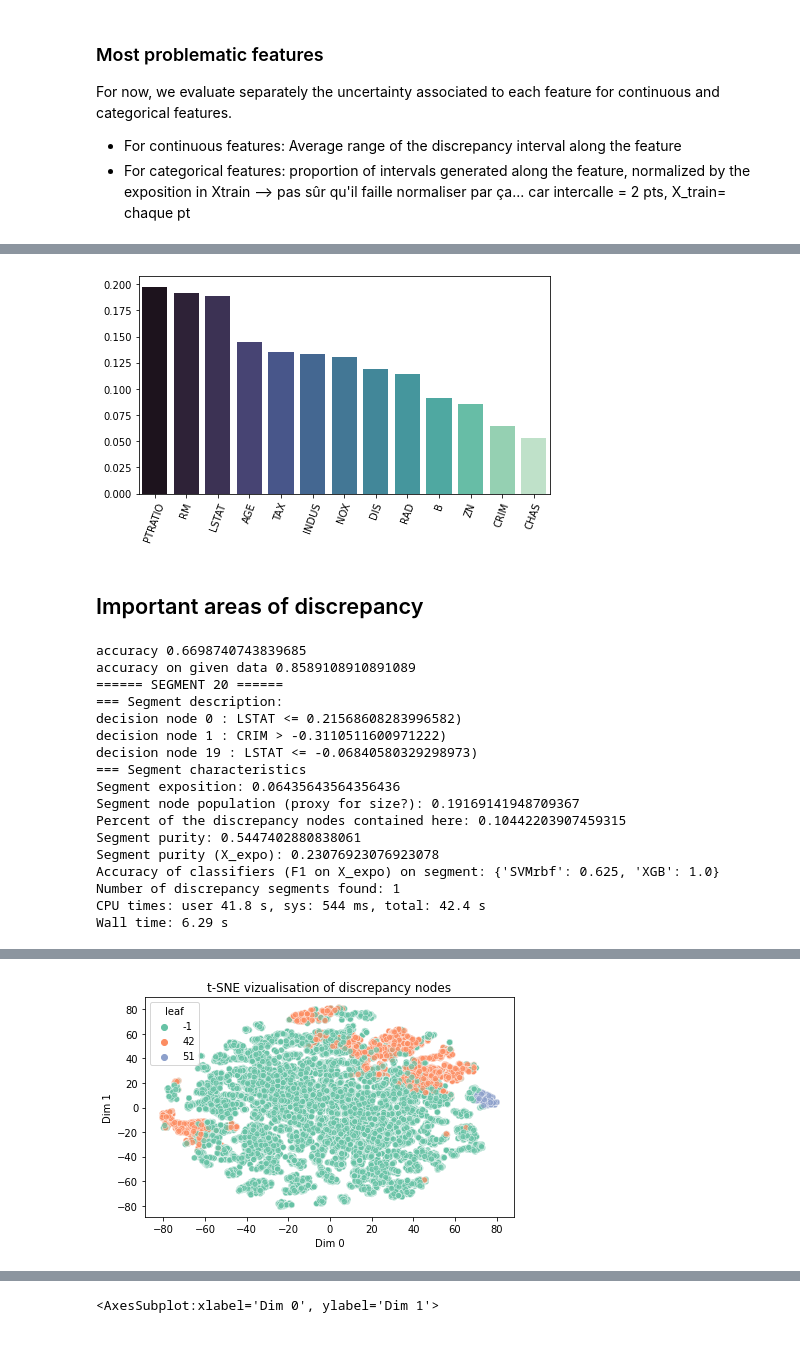
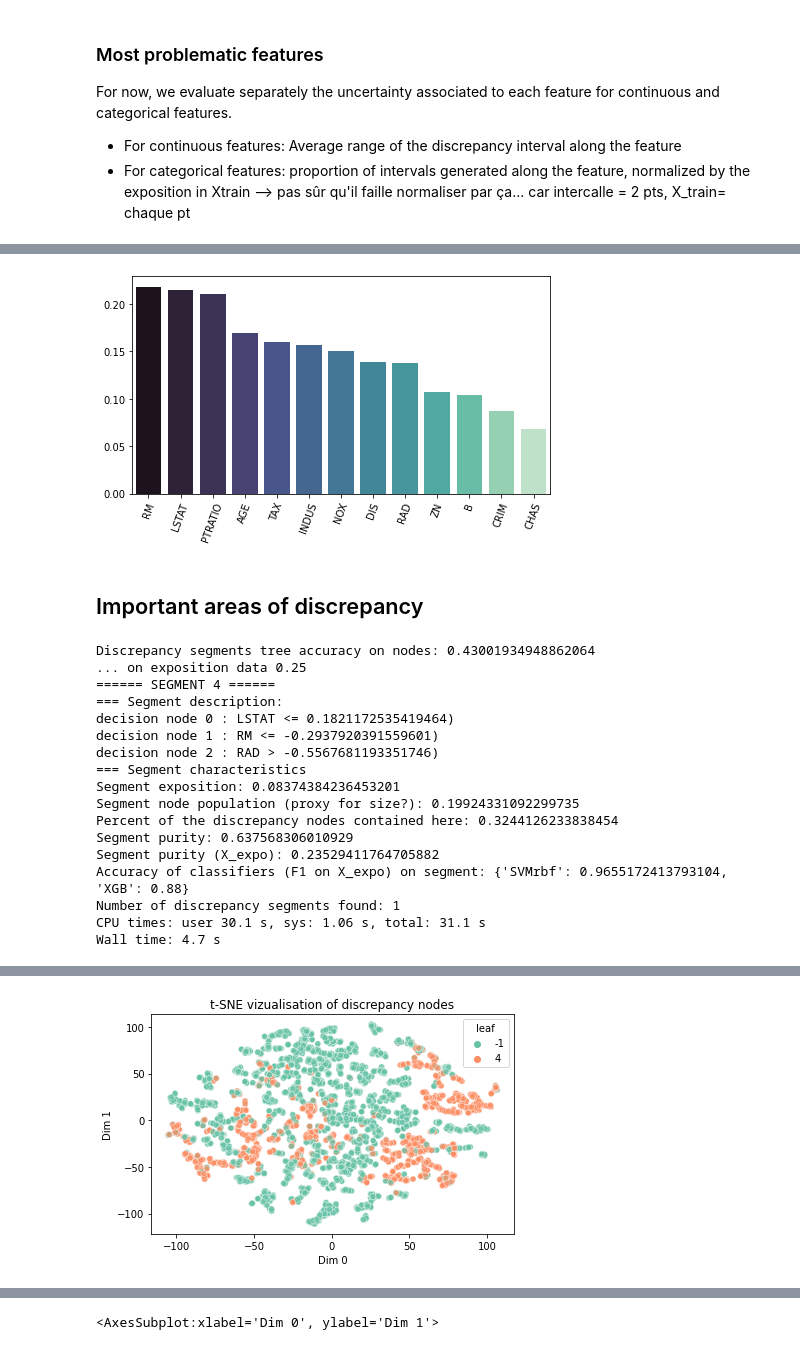
Before and after one commit to axa-rev-research/discrepancies-in-machine-learning, a Jupyter notebook: notebooks/Usecase-FAcct.ipynb, the cells around one changed output, grey strips where cells are left out. Saved outputs shown, nothing was run; the diff lists cells and outputs as text; code cells hidden in the pictures.

Commit message:
fix minor bug in segment analysis

```diff
--- a/notebooks/Usecase-FAcct.ipynb
+++ b/notebooks/Usecase-FAcct.ipynb
@@ -16,7 +16,7 @@ import matplotlib.pyplot as plt
 ### Get data and fit a pool of classifiers on it
 
 #X_train, X_test, y_train, y_test, scaler, feature_names, target_names, cat_names = datasets.get_dataset(dataset='adult-cat')
-X_train, X_test, y_train, y_test, scaler, feature_names, target_names, cat_names = datasets.get_dataset(dataset='boston', test_size=0.2)
+X_train, X_test, y_train, y_test, scaler, feature_names, target_names, cat_names = datasets.get_dataset(dataset='boston', test_size=0.4)
 
 print(X_train.shape, y_train.mean())
 cont_names = list(set(feature_names) - set(cat_names))
@@ -91,43 +94,43 @@ plt.tight_layout()
 #plt.savefig("./../../results/usecase_boston_featimp_cont.pdf")
 plt.show()
 # %% [output]
-[figure, old version]
+[figure, new version]
 # %% [markdown]
 ## Important areas of discrepancy
 # %%
 %%time
-gda.get_discrepancy_segments(X_exposition=X_train, y_exposition=y_train, min_expo=0.04, min_purity=0.5, min_purity_expo=0.0)
+gda.get_discrepancy_segments(X_exposition=X_test, y_exposition=y_test, min_expo=0.05, min_purity=0.5, min_purity_expo=0.0)
 # %% [output]
-accuracy 0.6698740743839685
-accuracy on given data 0.8589108910891089
-====== SEGMENT 20 ======
+Discrepancy segments tree accuracy on nodes: 0.43001934948862064
+... on exposition data 0.25
+====== SEGMENT 4 ======
 === Segment description:
-decision node 0 : LSTAT <= 0.21568608283996582)
-decision node 1 : CRIM > -0.3110511600971222)
-decision node 19 : LSTAT <= -0.06840580329298973)
+decision node 0 : LSTAT <= 0.1821172535419464)
+decision node 1 : RM <= -0.2937920391559601)
+decision node 2 : RAD > -0.5567681193351746)
 === Segment characteristics
-Segment exposition: 0.06435643564356436
-Segment node population (proxy for size?): 0.19169141948709367
-Percent of the discrepancy nodes contained here: 0.10442203907459315
-Segment purity: 0.5447402880838061
-Segment purity (X_expo): 0.23076923076923078
-Accuracy of classifiers (F1 on X_expo) on segment: {'SVMrbf': 0.625, 'XGB': 1.0}
+Segment exposition: 0.08374384236453201
+Segment node population (proxy for size?): 0.19924331092299735
+Percent of the discrepancy nodes contained here: 0.3244126233838454
+Segment purity: 0.637568306010929
+Segment purity (X_expo): 0.23529411764705882
+Accuracy of classifiers (F1 on X_expo) on segment: {'SVMrbf': 0.9655172413793104, 'XGB': 0.88}
 Number of discrepancy segments found: 1
-CPU times: user 41.8 s, sys: 544 ms, total: 42.4 s
-Wall time: 6.29 s
+CPU times: user 30.1 s, sys: 1.06 s, total: 31.1 s
+Wall time: 4.7 s
 # %%
 %%time
 
-LEAVES_SEGMENTS = (42, 51)
+LEAVES_SEGMENTS = (4,5)
 
-data = gda.disc_nodes_dataset.sample(n=30000)
+data = gda.disc_nodes_dataset.sample(n=5000)
 leaves_data = gda.segments_tree.apply(data)
 leaves_data_rearr = np.array([ld if ld in LEAVES_SEGMENTS else -1 for ld in leaves_data])
 
 colors = list(sns.color_palette("Set2", n_colors=len(set(leaves_data))))
 
 from sklearn.manifold import TSNE
-tsne = TSNE(perplexity=40, n_jobs=-1).fit_transform(data)
+tsne = TSNE(perplexity=10, n_jobs=-1).fit_transform(data)
 tsne = pd.DataFrame(tsne, columns=["Dim 0", "Dim 1"])
 tsne['leaf'] = leaves_data_rearr
 #tsne["cluster"] = clusters
@@ -142 +145 @@ Wall time: 4min 39s
-[figure, old version]
+[figure, new version]
```
Also changed, not shown: parts of 9 cells of this notebook, 1 other file.
